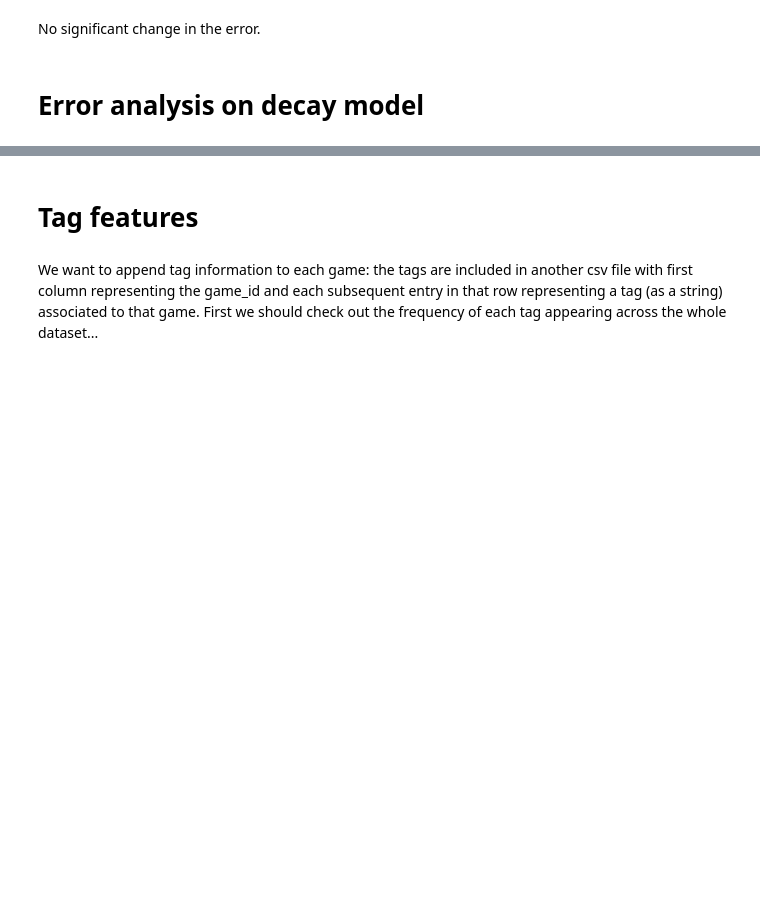
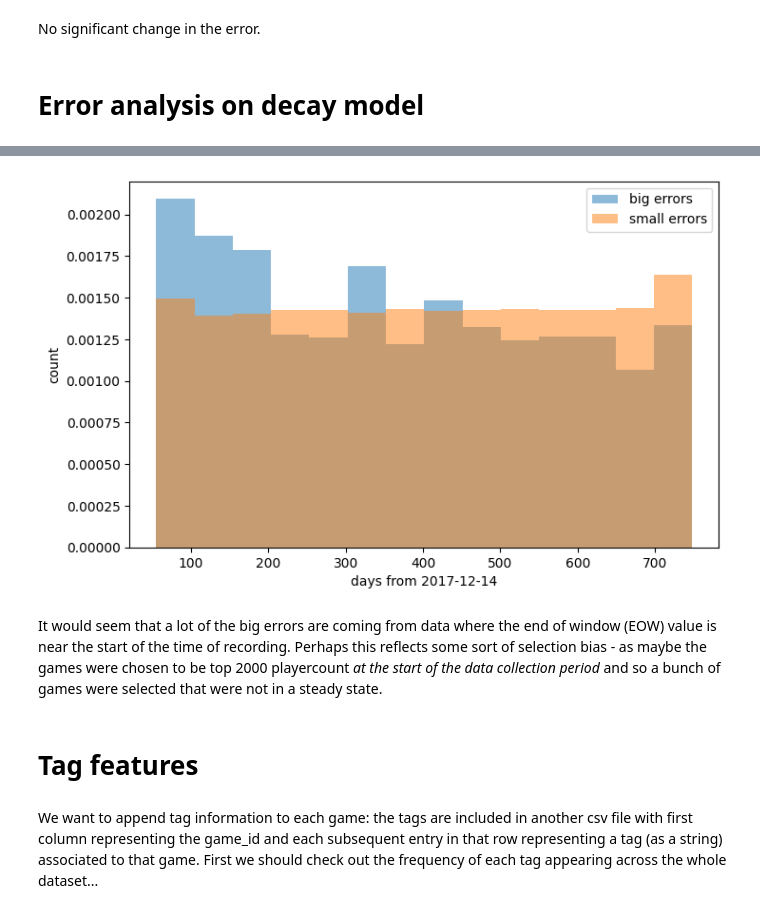
Before and after one commit to su-jai/player_forecasting, a Jupyter notebook: notebooks/data_engineering.ipynb, the cells around one changed output, grey strips where cells are left out. Cells and saved outputs as stored; diff of their text form; code cells hidden in the pictures; blank space fills up the shorter version.

```diff
--- a/notebooks/data_engineering.ipynb
+++ b/notebooks/data_engineering.ipynb
@@ -1121,3 +1135,34 @@ print(scores.mean())
+# %%
+big_error_eow = X_big_errors[:,56]
+big_error_lcp = X_big_errors[:,57]
+big_error_lam = X_big_errors[:,58]
+
+small_error_eow = X_small_errors[:,56]
+small_error_lcp = X_small_errors[:,57]
+small_error_lam = X_small_errors[:,58]
+# %%
+a = big_error_eow
+b = small_error_eow
+
+fig, ax = plt.subplots(figsize=(8, 5))
+
+bins = np.linspace(
+    min(a.min(), b.min()),
+    max(a.max(), b.max()),
+    15
+)   # shared edges so the bars line up
+
+ax.hist(a, bins=bins, alpha=0.5, label="big errors", density=True)
+ax.hist(b, bins=bins, alpha=0.5, label="small errors", density=True)
+
+ax.set_xlabel("days from 2017-12-14")
+ax.set_ylabel("count")
+ax.legend()
+plt.show()
+# %% [output]
+[figure, added]
+# %% [markdown]
+It would seem that a lot of the big errors are coming from data where the end of window (EOW) value is near the start of the time of recording. Perhaps this reflects some sort of selection bias - as maybe the games were chosen to be top 2000 playercount *at the start of the data collection period* and so a bunch of games were selected that were not in a steady state.
 # %% [markdown]
 # Tag features
 # %% [markdown]
```
Also changed, not shown: parts of 5 cells of this notebook.
